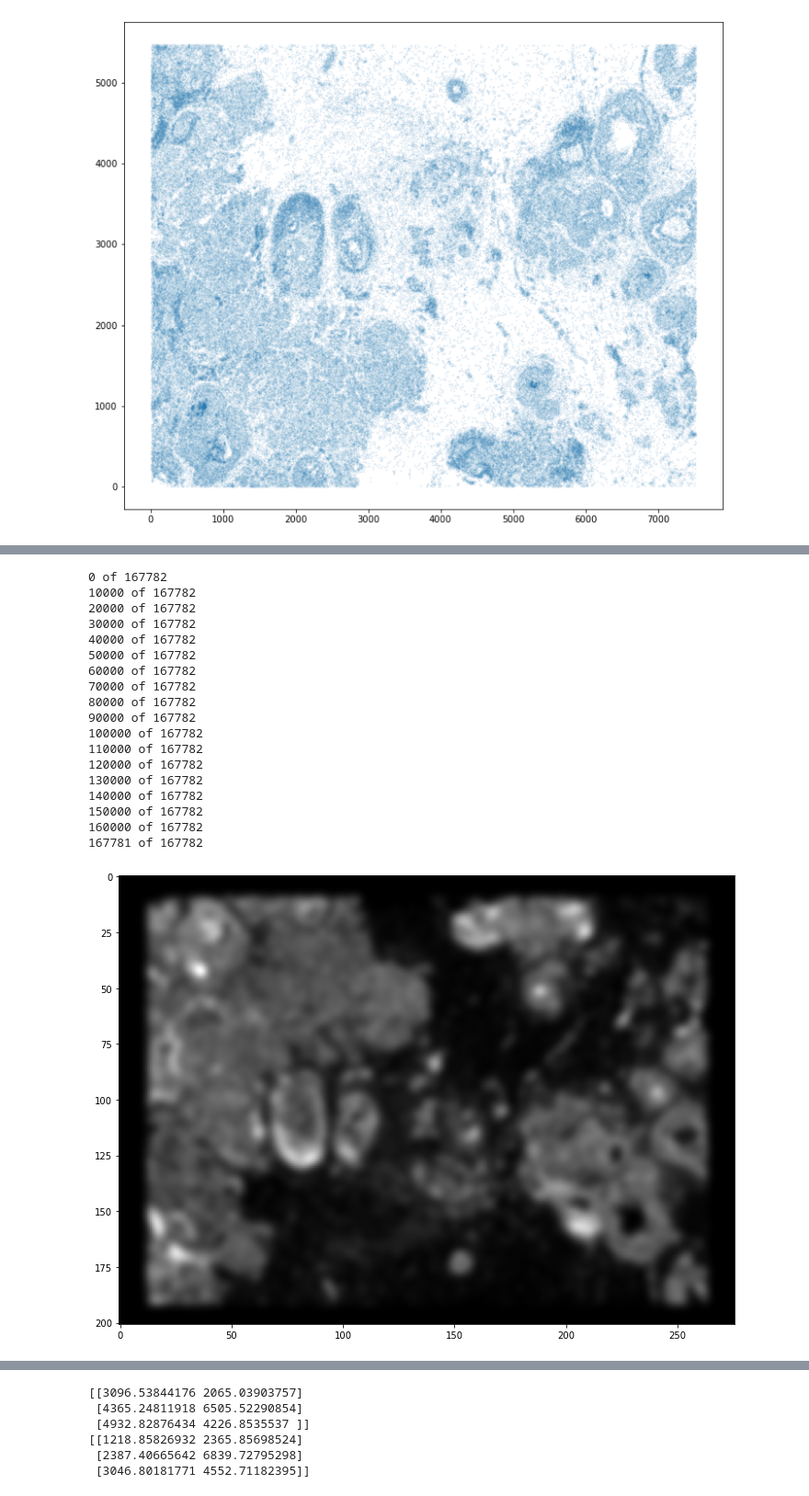
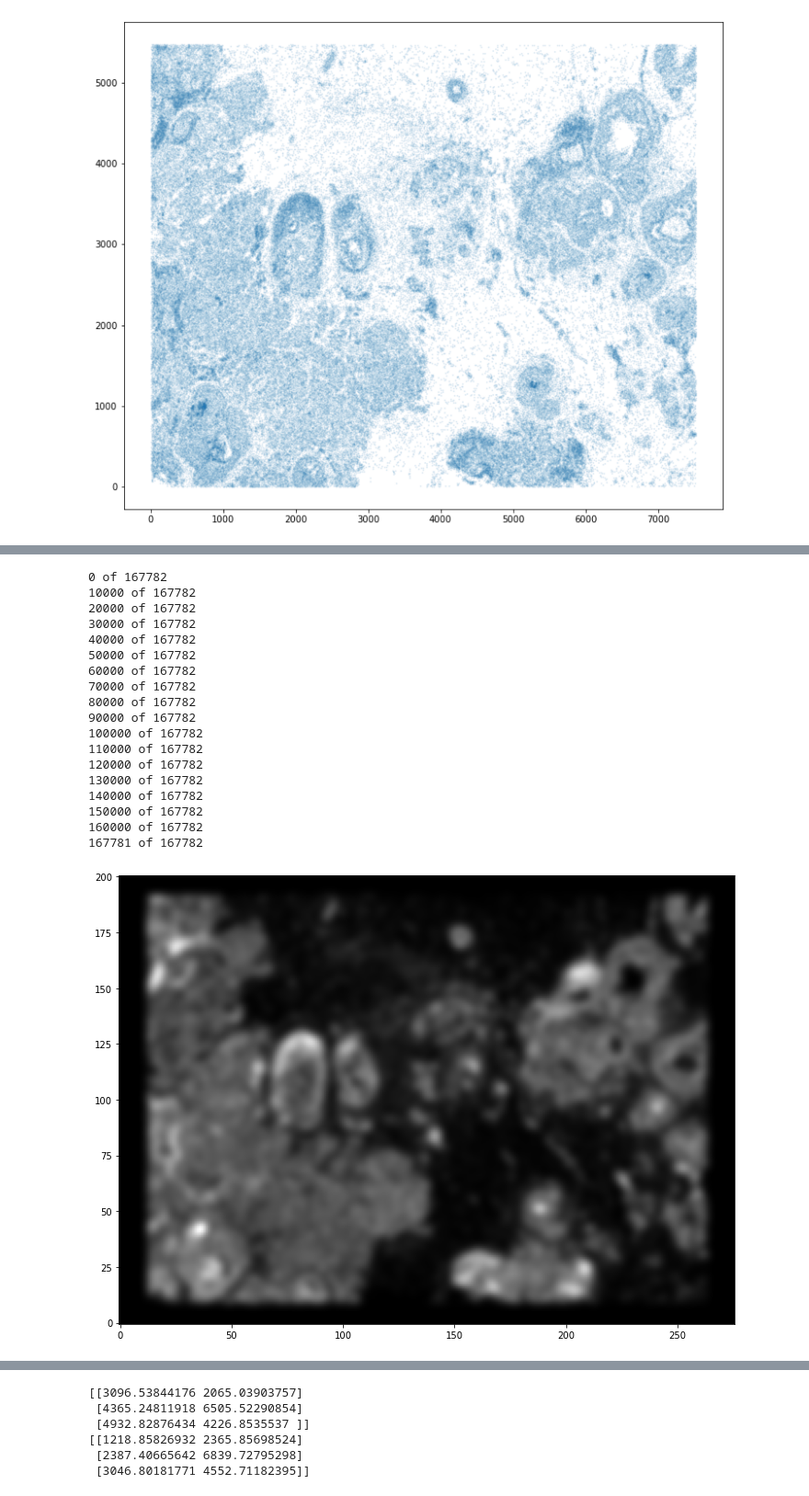
Before and after one commit to JEFworks-Lab/STalign, a Jupyter notebook: xenium-xenium-alignment.ipynb, the cells around one changed output, grey strips where cells are left out. Shown at 92% size. Cells and saved outputs as stored; diff of their text form; code cells hidden in the pictures.

```diff
--- a/xenium-2-jeanv2.ipynb
+++ b/xenium-xenium-alignment.ipynb
@@ -13,7 +21,7 @@ plt.rcParams["figure.figsize"] = (12,10)
 # %%
 # Single cell data 1
 # read in data
-fname = '/Users/jeanfan/Desktop/STalign/xenium_data/Xenium_FFPE_Human_Breast_Cancer_Rep1_cells.csv.gz'
+fname = 'xenium_data/Xenium_FFPE_Human_Breast_Cancer_Rep1_cells.csv.gz'
 df1 = pd.read_csv(fname)
-df1.head()
+print(df1.head())
 # %% [output]
@@ -37,24 +58,27 @@ ax.scatter(xI,yI,s=1,alpha=0.1)
 # %%
 # rasterize at 30um resolution (assuming positions are in um units) and plot
-XI,YI,I,fig = tools.rasterize(xI,yI,dx=30)
+XI,YI,I,fig = STalign.rasterize(xI,yI,dx=30)
+
+# plot
 ax = fig.axes[0]
+ax.invert_yaxis()
 # %% [output]
 0 of 167782
 10000 of 167782
 20000 of 167782
 30000 of 167782
 40000 of 167782
 50000 of 167782
 60000 of 167782
 70000 of 167782
 80000 of 167782
 90000 of 167782
 100000 of 167782
 110000 of 167782
 120000 of 167782
 130000 of 167782
 140000 of 167782
 150000 of 167782
 160000 of 167782
 167781 of 167782
-[figure, old version]
+[figure, new version]
```
Also changed, not shown: parts of 41 cells of this notebook, 10 other files.
